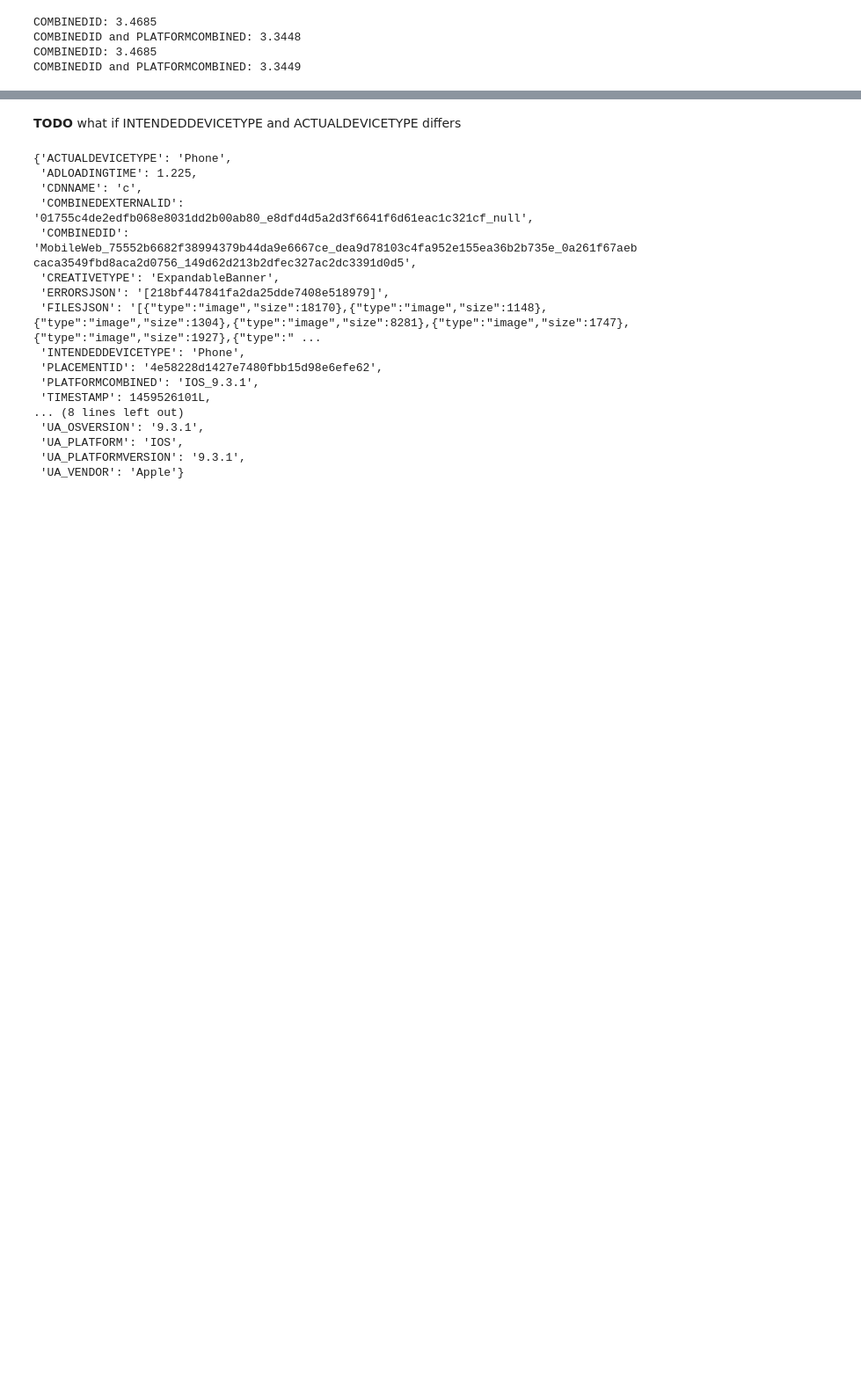
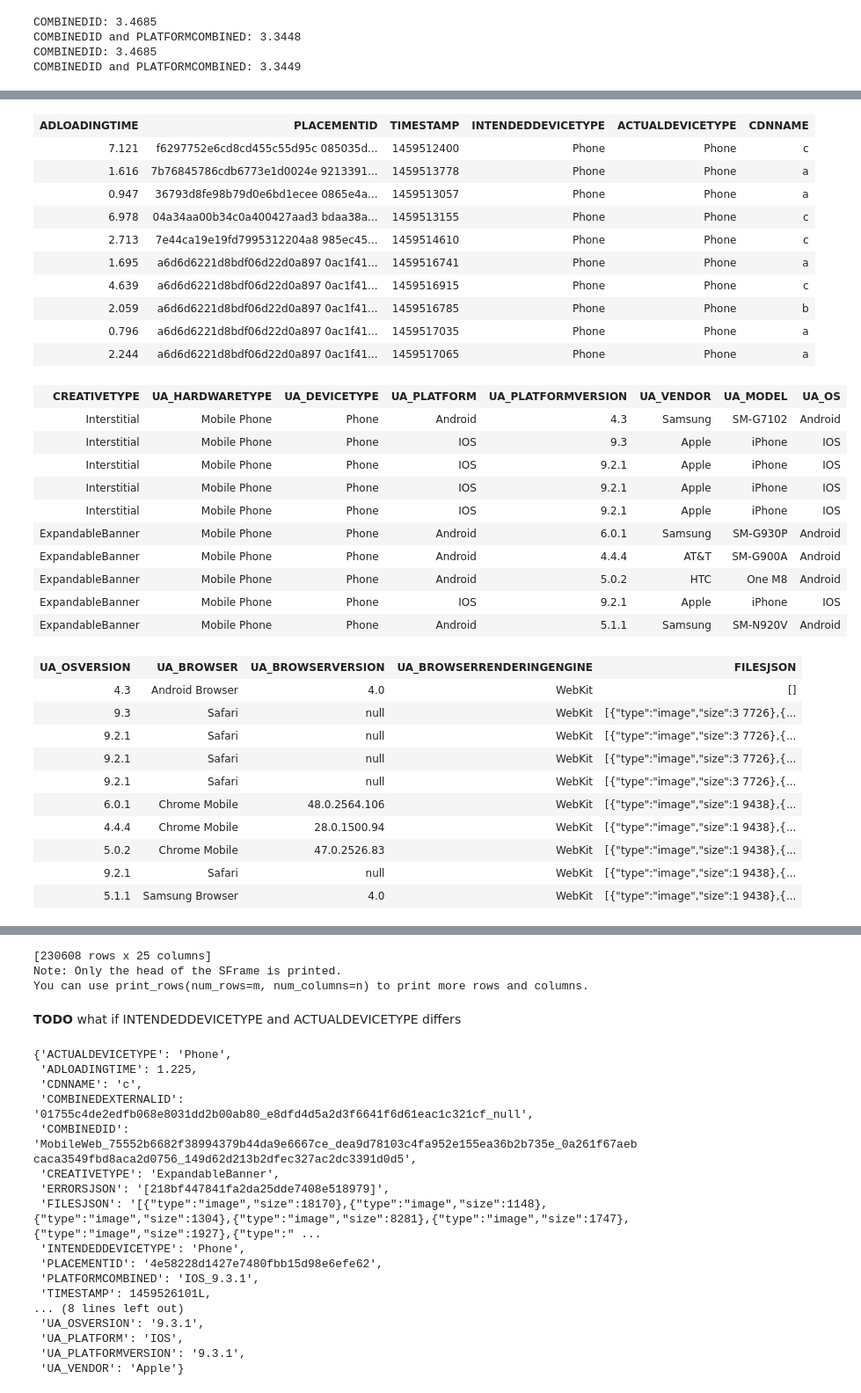
Before and after one commit to timjerman/AdLoadingMiner, a Jupyter notebook: FeatureEngineering.ipynb, the cells around one changed output, grey strips where cells are left out. Shown at 88% size. Cells and saved outputs as stored; diff of their text form; code cells hidden in the pictures; blank space fills up the shorter version.

```diff
--- a/FeatureEngineering.ipynb
+++ b/FeatureEngineering.ipynb
@@ -414,0 +437,4 @@ COMBINEDID and PLATFORMCOMBINED: 3.3449
+# %%
+data['UA_VENDORMODEL'] = data['UA_VENDOR']+'_'+data['UA_MODEL']
+data['UA_OSCOMB'] = data['UA_OS']+'_'+data['UA_OSVERSION']
+data['UA_BROWSERCOMB'] = data['UA_BROWSER']+'_'+data['UA_BROWSERVERSION']
@@ -414,0 +489,36 @@ COMBINEDID and PLATFORMCOMBINED: 3.3449
+# %%
+data.remove_columns(['UA_BROWSERCOMB', 'UA_VENDORMODEL']);
+# %% [output]
+| ADLOADINGTIME | PLACEMENTID | TIMESTAMP | INTENDEDDEVICETYPE | ACTUALDEVICETYPE | CDNNAME |
+| 7.121 | f6297752e6cd8cd455c55d95c 085035d... | 1459512400 | Phone | Phone | c |
+| 1.616 | 7b76845786cdb6773e1d0024e 9213391... | 1459513778 | Phone | Phone | a |
+| 0.947 | 36793d8fe98b79d0e6bd1ecee 0865e4a... | 1459513057 | Phone | Phone | a |
+| 6.978 | 04a34aa00b34c0a400427aad3 bdaa38a... | 1459513155 | Phone | Phone | c |
+| 2.713 | 7e44ca19e19fd7995312204a8 985ec45... | 1459514610 | Phone | Phone | c |
+| 1.695 | a6d6d6221d8bdf06d22d0a897 0ac1f41... | 1459516741 | Phone | Phone | a |
+| 4.639 | a6d6d6221d8bdf06d22d0a897 0ac1f41... | 1459516915 | Phone | Phone | c |
+| 2.059 | a6d6d6221d8bdf06d22d0a897 0ac1f41... | 1459516785 | Phone | Phone | b |
+| 0.796 | a6d6d6221d8bdf06d22d0a897 0ac1f41... | 1459517035 | Phone | Phone | a |
+| 2.244 | a6d6d6221d8bdf06d22d0a897 0ac1f41... | 1459517065 | Phone | Phone | a |
+| CREATIVETYPE | UA_HARDWARETYPE | UA_DEVICETYPE | UA_PLATFORM | UA_PLATFORMVERSION | UA_VENDOR | UA_MODEL | UA_OS |
+| Interstitial | Mobile Phone | Phone | Android | 4.3 | Samsung | SM-G7102 | Android |
+| Interstitial | Mobile Phone | Phone | IOS | 9.3 | Apple | iPhone | IOS |
+| Interstitial | Mobile Phone | Phone | IOS | 9.2.1 | Apple | iPhone | IOS |
+| Interstitial | Mobile Phone | Phone | IOS | 9.2.1 | Apple | iPhone | IOS |
+| Interstitial | Mobile Phone | Phone | IOS | 9.2.1 | Apple | iPhone | IOS |
+| ExpandableBanner | Mobile Phone | Phone | Android | 6.0.1 | Samsung | SM-G930P | Android |
+| ExpandableBanner | Mobile Phone | Phone | Android | 4.4.4 | AT&T | SM-G900A | Android |
+| ExpandableBanner | Mobile Phone | Phone | Android | 5.0.2 | HTC | One M8 | Android |
+| ExpandableBanner | Mobile Phone | Phone | IOS | 9.2.1 | Apple | iPhone | IOS |
+| ExpandableBanner | Mobile Phone | Phone | Android | 5.1.1 | Samsung | SM-N920V | Android |
+| UA_OSVERSION | UA_BROWSER | UA_BROWSERVERSION | UA_BROWSERRENDERINGENGINE | FILESJSON |
+| 4.3 | Android Browser | 4.0 | WebKit | [] |
+| 9.3 | Safari | null | WebKit | [{"type":"image","size":3 7726},{... |
+| 9.2.1 | Safari | null | WebKit | [{"type":"image","size":3 7726},{... |
+| 9.2.1 | Safari | null | WebKit | [{"type":"image","size":3 7726},{... |
+| 9.2.1 | Safari | null | WebKit | [{"type":"image","size":3 7726},{... |
+| 6.0.1 | Chrome Mobile | 48.0.2564.106 | WebKit | [{"type":"image","size":1 9438},{... |
+| 4.4.4 | Chrome Mobile | 28.0.1500.94 | WebKit | [{"type":"image","size":1 9438},{... |
+| 5.0.2 | Chrome Mobile | 47.0.2526.83 | WebKit | [{"type":"image","size":1 9438},{... |
+| 9.2.1 | Safari | null | WebKit | [{"type":"image","size":1 9438},{... |
+| 5.1.1 | Samsung Browser | 4.0 | WebKit | [{"type":"image","size":1 9438},{... |
@@ -414,0 +547,3 @@ COMBINEDID and PLATFORMCOMBINED: 3.3449
+[230608 rows x 25 columns]
+Note: Only the head of the SFrame is printed.
+You can use print_rows(num_rows=m, num_columns=n) to print more rows and columns.
```
Also changed, not shown: parts of 19 cells of this notebook.
